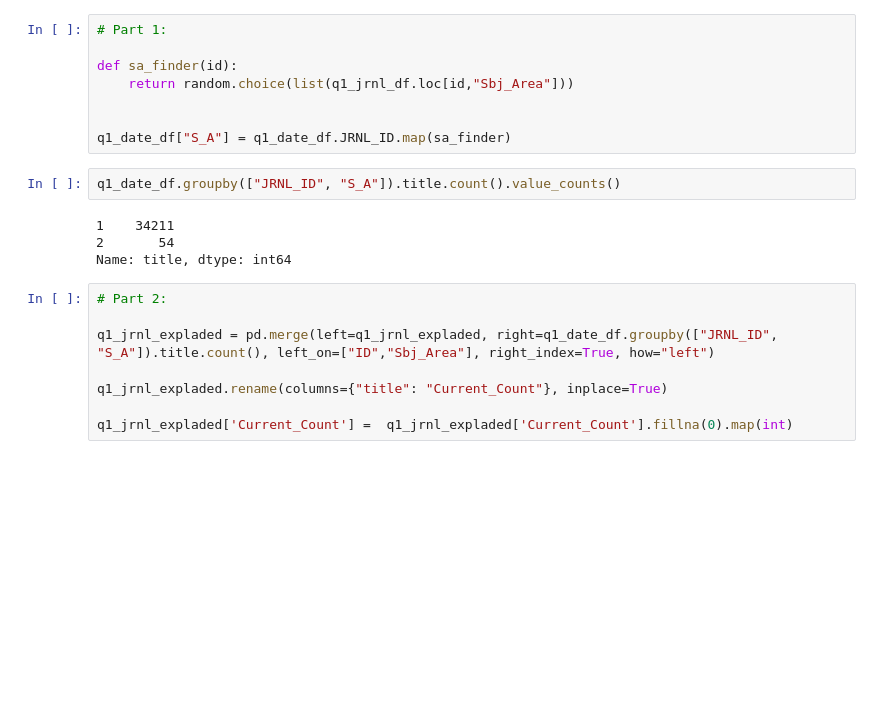
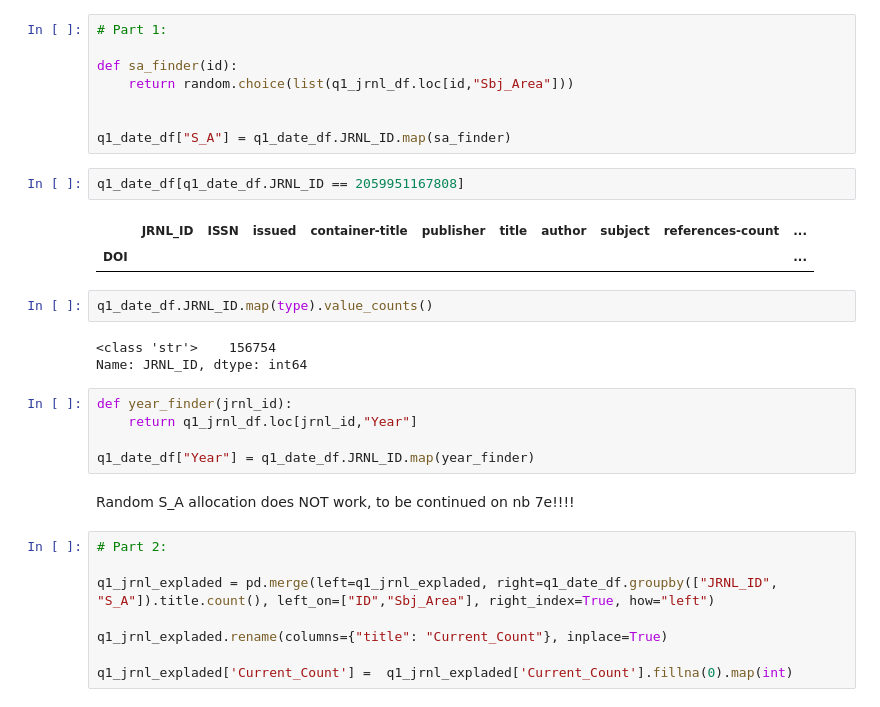
Before and after one commit to Oz-like-the-Wizard/Investigating-the-delay-times-in-academic-publishing, a Jupyter notebook: part7b-calc_sample_count.ipynb, the cells around one changed output. Cells and saved outputs as stored; diff of their text form; blank space fills up the shorter version.

```diff
--- a/part7b-calc_sample_count.ipynb
+++ b/part7b-calc_sample_count.ipynb
@@ -222,12 +238,23 @@ def sa_finder(id):
 
 
 q1_date_df["S_A"] = q1_date_df.JRNL_ID.map(sa_finder)
+# %%
+q1_date_df[q1_date_df.JRNL_ID == 2059951167808]
+# %% [output]
+|  | JRNL_ID | ISSN | issued | container-title | publisher | title | author | subject | references-count | ... |
+| DOI |  |  |  |  |  |  |  |  |  | ... |
 # %%
-q1_date_df.groupby(["JRNL_ID", "S_A"]).title.count().value_counts()
+q1_date_df.JRNL_ID.map(type).value_counts()
 # %% [output]
-1    34211
-2       54
-Name: title, dtype: int64
+<class 'str'>    156754
+Name: JRNL_ID, dtype: int64
+# %%
+def year_finder(jrnl_id):
+    return q1_jrnl_df.loc[jrnl_id,"Year"]
+
+q1_date_df["Year"] = q1_date_df.JRNL_ID.map(year_finder)
+# %% [markdown]
+Random S_A allocation does NOT work, to be continued on nb 7e!!!!
 # %%
 # Part 2:
 
```
Also changed, not shown: parts of 3 cells of this notebook, 4 other files.
